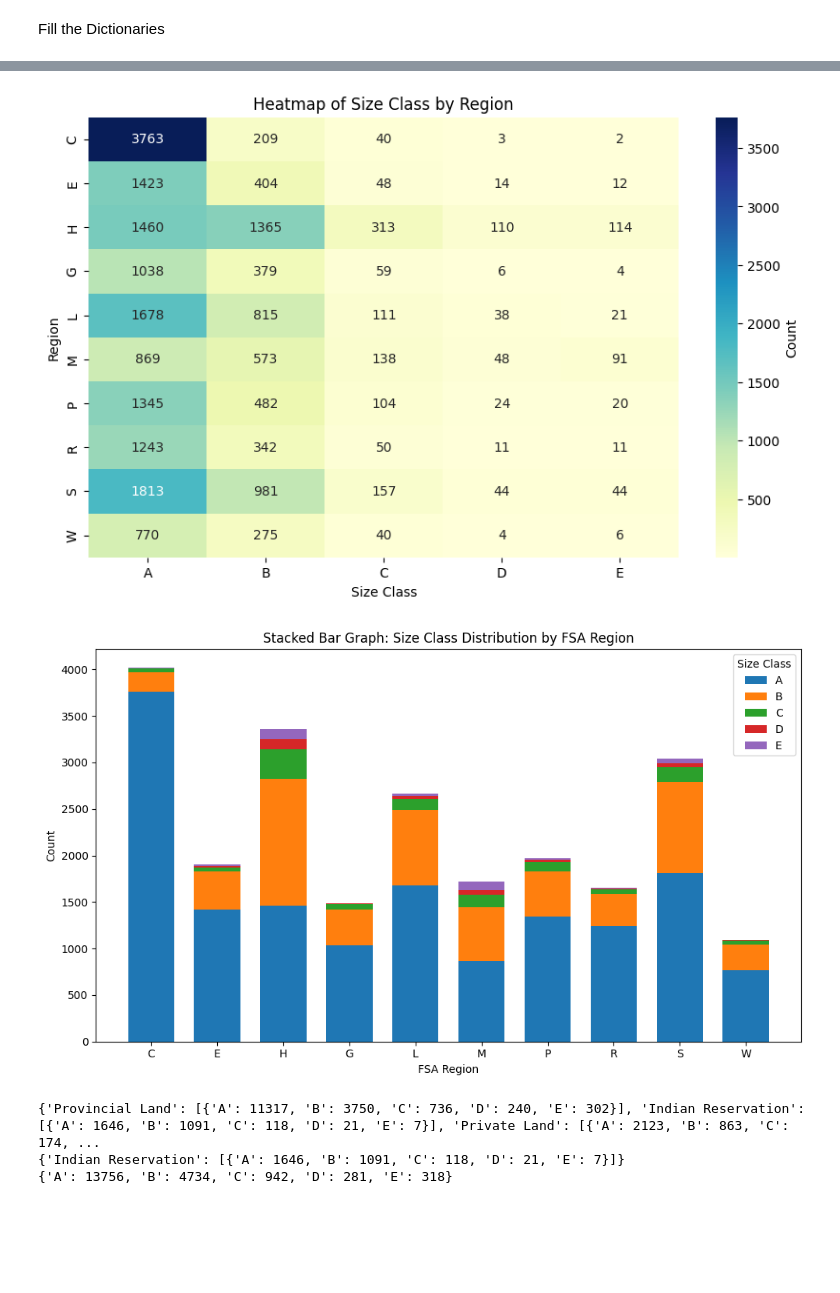
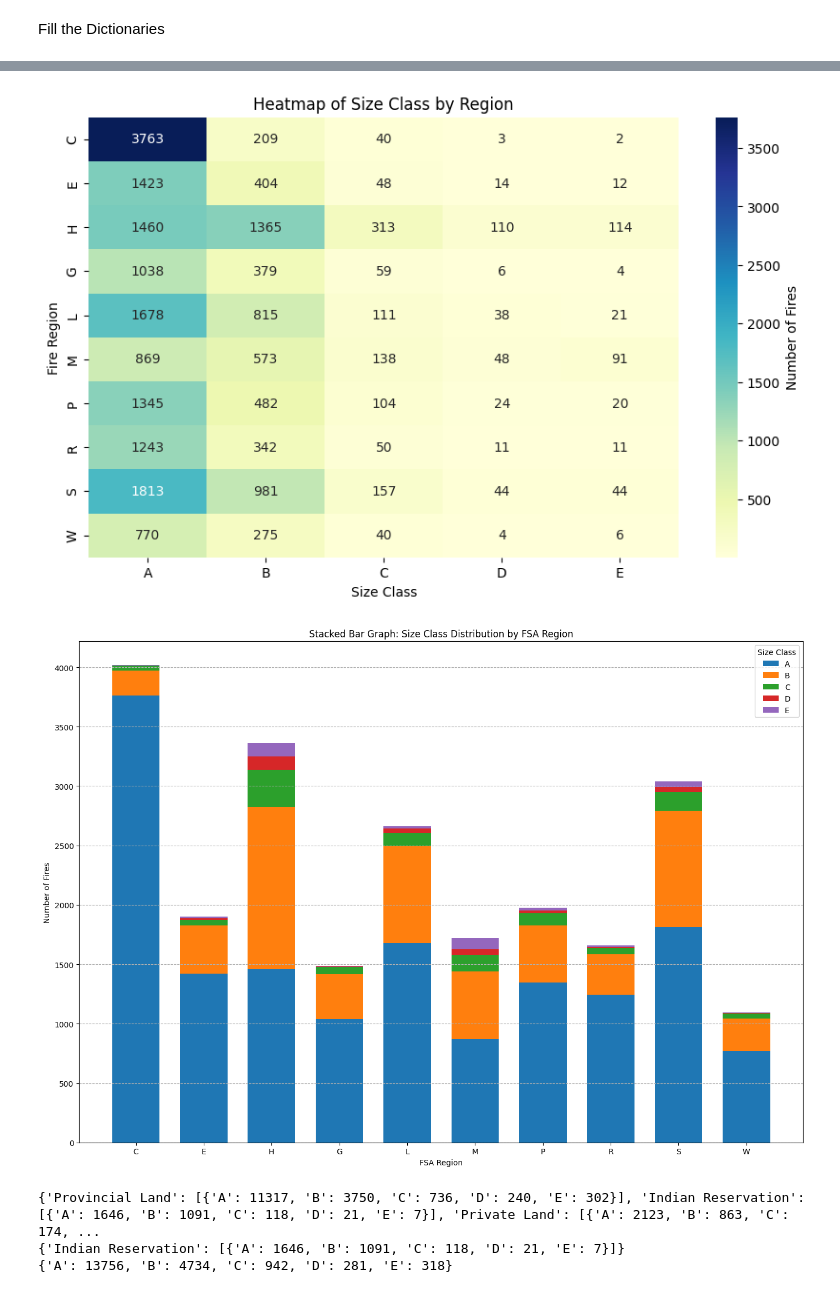
Before and after one commit to pandya-aditya/CxC_Hackathon, a Jupyter notebook: main.ipynb, the cells around one changed output, grey strips where cells are left out. Cells and saved outputs as stored; diff of their text form; code cells hidden in the pictures; blank space fills up the shorter version.

```diff
--- a/main.ipynb
+++ b/main.ipynb
@@ -344,15 +356,0 @@ plt.show()
-# %%
-fsa_codes = list(FSA_dict.keys())
-total_incidents = [data[0] for data in FSA_dict.values()]
-size_class_counts = {cls: [data[1][cls] for data in FSA_dict.values()] for cls in ['A', 'B', 'C', 'D', 'E']}
-
-plt.figure(figsize=(10, 6))
-for cls, counts in size_class_counts.items():
-    plt.scatter(total_incidents, counts, label=f'Size Class {cls}', alpha=0.7)
-
-plt.title('Scatter Plot of Total Incidents vs. Size Class Count')
-plt.xlabel('Total Fires')
-plt.ylabel('Size Class Count')
-plt.legend()
-plt.grid(True)
-plt.show()
@@ -371,41 +367,43 @@ df_heatmap = df_heatmap['Size Class Count'].apply(pd.Series)
 count_size_classes = len(df_heatmap.columns)
 
 plt.figure(figsize=(10, 6))
-sns.heatmap(df_heatmap, annot=True, fmt="d", cmap="YlGnBu", cbar_kws={'label': 'Count'})
+sns.heatmap(df_heatmap, annot=True, fmt="d", cmap="YlGnBu", cbar_kws={'label': 'Number of Fires'})
 plt.title('Heatmap of Size Class by Region')
 plt.xlabel('Size Class')
-plt.ylabel('Region')
+plt.ylabel('Fire Region')
 plt.show()
 # %% [output]
-[figure, old version]
+[figure, new version]
 # %%
 labels = list(FSA_dict.keys())
 classes = list(FSA_dict[labels[0]][1].keys())
 data = [[FSA_dict[fsa][1][cls] for fsa in labels] for cls in classes]
 
-fig, ax = plt.subplots(figsize=(10, 6))
+fig, ax = plt.subplots(figsize=(14, 10))
 width = 0.7  # Increase the width for better visibility
 ind = np.arange(len(labels))
 bottom = np.zeros(len(labels))
 
 # Use color map for better distinguishability
 colors = plt.cm.tab10.colors
 
 for i, cls in enumerate(classes):
     ax.bar(ind, data[i], width, bottom=bottom, label=cls, color=colors[i])
     bottom += np.array(data[i])
 
-ax.set_ylabel('Count')
+ax.set_ylabel('Number of Fires')
 ax.set_xlabel('FSA Region')
 ax.set_title('Stacked Bar Graph: Size Class Distribution by FSA Region')
 ax.set_xticks(ind)
 ax.set_xticklabels(labels, rotation=0)  # Rotate x-axis labels for better readability
 ax.legend(title='Size Class', bbox_to_anchor=(1, 1))  # Move legend outside the plot for clarity
+ax.yaxis.grid(True, linestyle='--')
+
 
 plt.tight_layout()  # Adjust layout for better spacing
 plt.show()
 # %% [output]
-[figure, old version]
+[figure, new version]
 # %%
 f_origin_list = {}
 count = 0
```
Also changed, not shown: parts of 12 cells of this notebook.
